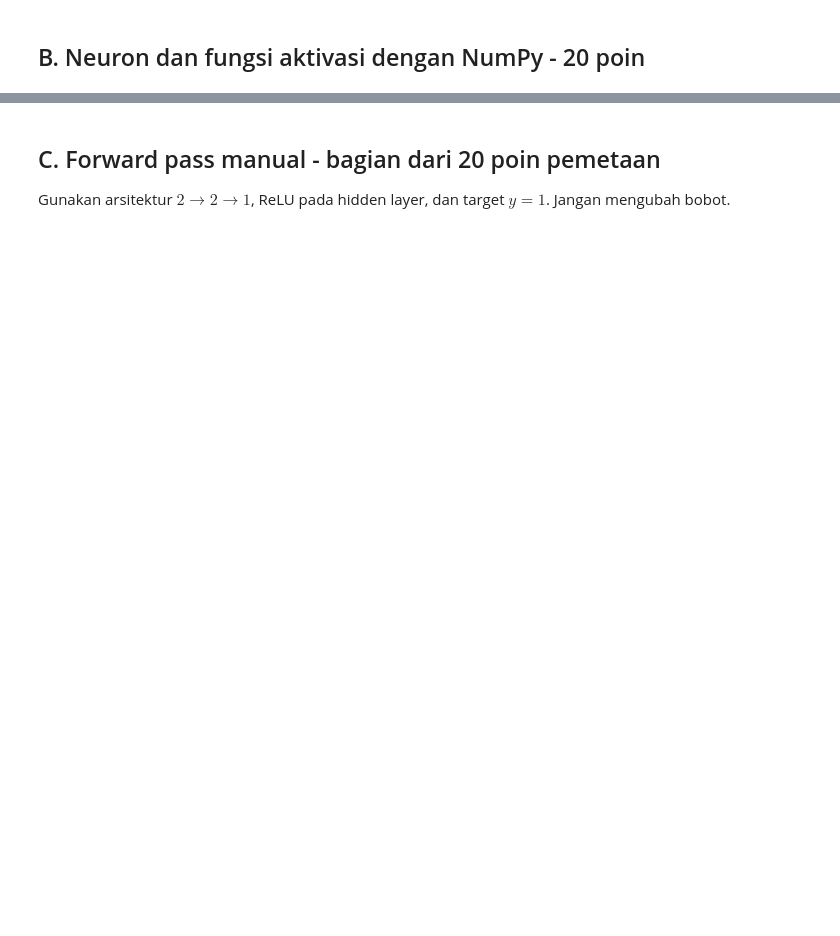
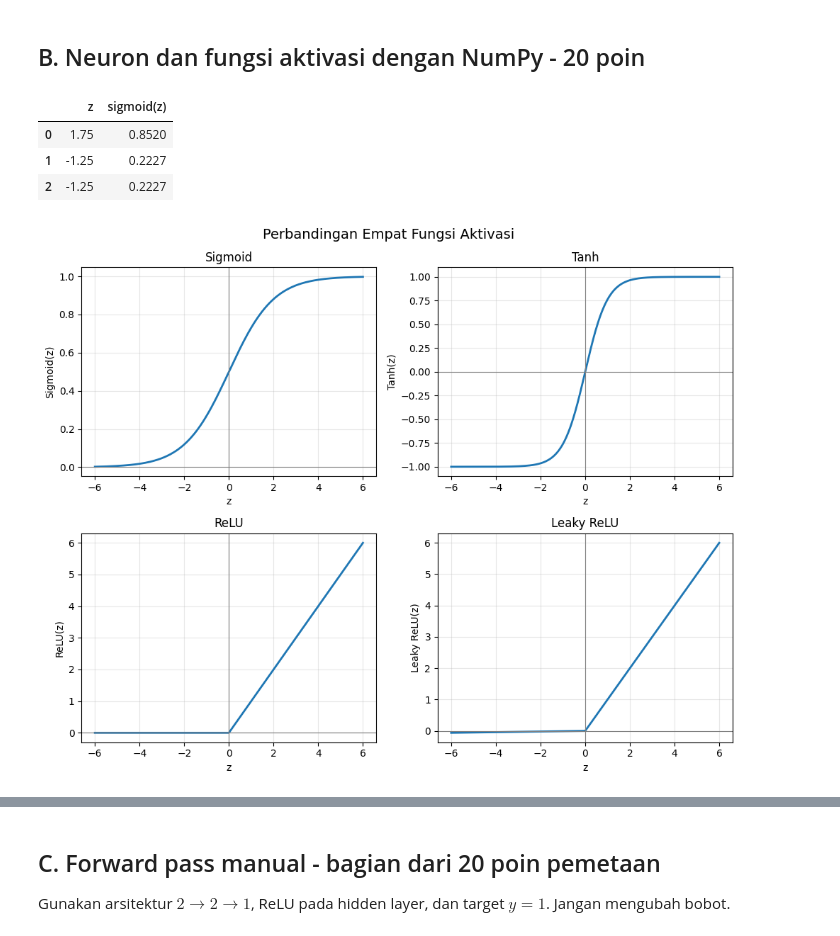
Before and after one commit to EfiDefiyati/Modul-Praktikum-Deep-Learning, a Jupyter notebook: M01_123450005.ipynb, the cells around one changed output, grey strips where cells are left out. Drawn from its saved outputs; the diff is of its cells as text; code cells hidden in the pictures; blank space fills up the shorter version.

```diff
--- a/M01_123450005.ipynb
+++ b/M01_123450005.ipynb
@@ -84,69 +109,65 @@ Prediksi aktivasi dan hidden size yang akan memberi validation loss terbaik. Jel
 ## B. Neuron dan fungsi aktivasi dengan NumPy - 20 poin
 # %%
 def sigmoid_np(z: np.ndarray) -> np.ndarray:
-    """Numerically stable sigmoid."""
-    z = np.asarray(z, dtype=np.float64)
+    z = np.asarray(z, dtype=float)
     out = np.empty_like(z)
-
-    positive = z >= 0
-    out[positive] = 1.0 / (1.0 + np.exp(-z[positive]))
-
-    exp_z = np.exp(z[~positive])
-    out[~positive] = exp_z / (1.0 + exp_z)
-
+    pos = z >= 0
+    out[pos] = 1.0 / (1.0 + np.exp(-z[pos]))
+    ez = np.exp(z[~pos])
+    out[~pos] = ez / (1.0 + ez)
     return out
 
-
 def relu_np(z: np.ndarray) -> np.ndarray:
-    z = np.asarray(z)
-    return np.maximum(0, z)
-
+    return np.maximum(0.0, z)
 
 def leaky_relu_np(z: np.ndarray, alpha: float = 0.01) -> np.ndarray:
-    z = np.asarray(z)
-    return np.where(z >= 0, z, alpha * z)
-
+    z = np.asarray(z, dtype=float)
+    return np.where(z > 0, z, alpha * z)
 
 def neuron_batch(X: np.ndarray, w: np.ndarray, b: float, activation):
-    X = np.asarray(X)
-    w = np.asarray(w)
-
-    if X.ndim != 2:
-        raise ValueError("X harus berdimensi 2: (n_samples, n_features).")
-
-    if w.ndim != 1:
-        raise ValueError("w harus berdimensi 1.")
-
-    if X.shape[1] != w.shape[0]:
-        raise ValueError(
-            f"Shape tidak cocok: X memiliki {X.shape[1]} fitur, "
-            f"sedangkan w memiliki {w.shape[0]} elemen."
-        )
-
+    X = np.asarray(X, dtype=float)
+    w = np.asarray(w, dtype=float)
+    assert X.ndim == 2 and w.ndim == 1 and X.shape[1] == w.shape[0], (
+        f'Shape tidak cocok: X{X.shape} vs w{w.shape}'
+    )
     z = X @ w + b
     a = activation(z)
+    return z, a
 
-    return z, a
+# Uji minimum - jangan mengubah data uji.
+X_check = np.array([[2.0, -1.0], [0.0, 3.0], [-2.0, 1.0]])
+w_check = np.array([0.5, -0.5])
+z_check, a_check = neuron_batch(X_check, w_check, 0.25, sigmoid_np)
+assert z_check.shape == (3,)
+assert a_check.shape == (3,)
+assert np.all(np.isfinite(a_check))
+assert np.all((a_check > 0) & (a_check < 1))
+pd.DataFrame({'z': z_check, 'sigmoid(z)': a_check})
+# %% [output]
+|  | z | sigmoid(z) |
+| 0 | 1.75 | 0.8520 |
+| 1 | -1.25 | 0.2227 |
+| 2 | -1.25 | 0.2227 |
 # %%
 grid = np.linspace(-6, 6, 600)
-
 activation_values = {
     'Sigmoid': sigmoid_np(grid),
     'Tanh': np.tanh(grid),
     'ReLU': relu_np(grid),
     'Leaky ReLU': leaky_relu_np(grid),
 }
 
-fig, axes = plt.subplots(2, 2, figsize=(10, 7))
-
+fig, axes = plt.subplots(2, 2, figsize=(10, 8))
 for ax, (name, values) in zip(axes.ravel(), activation_values.items()):
-    ax.plot(grid, values, linewidth=2, label=name)
+    ax.plot(grid, values, color='tab:blue', linewidth=2)
     ax.set_title(name)
     ax.set_xlabel('z')
-    ax.set_ylabel('aktivasi(z)')
+    ax.set_ylabel(f'{name}(z)')
+    ax.axhline(0, color='gray', linewidth=0.8)
+    ax.axvline(0, color='gray', linewidth=0.8)
     ax.grid(alpha=0.3)
-    ax.legend()
-
-fig.suptitle('Perbandingan Fungsi Aktivasi')
+fig.suptitle('Perbandingan Empat Fungsi Aktivasi', fontsize=14)
 fig.tight_layout()
 plt.show()
+# %% [output]
+[figure, added]
```
Also changed, not shown: parts of 28 cells of this notebook.
